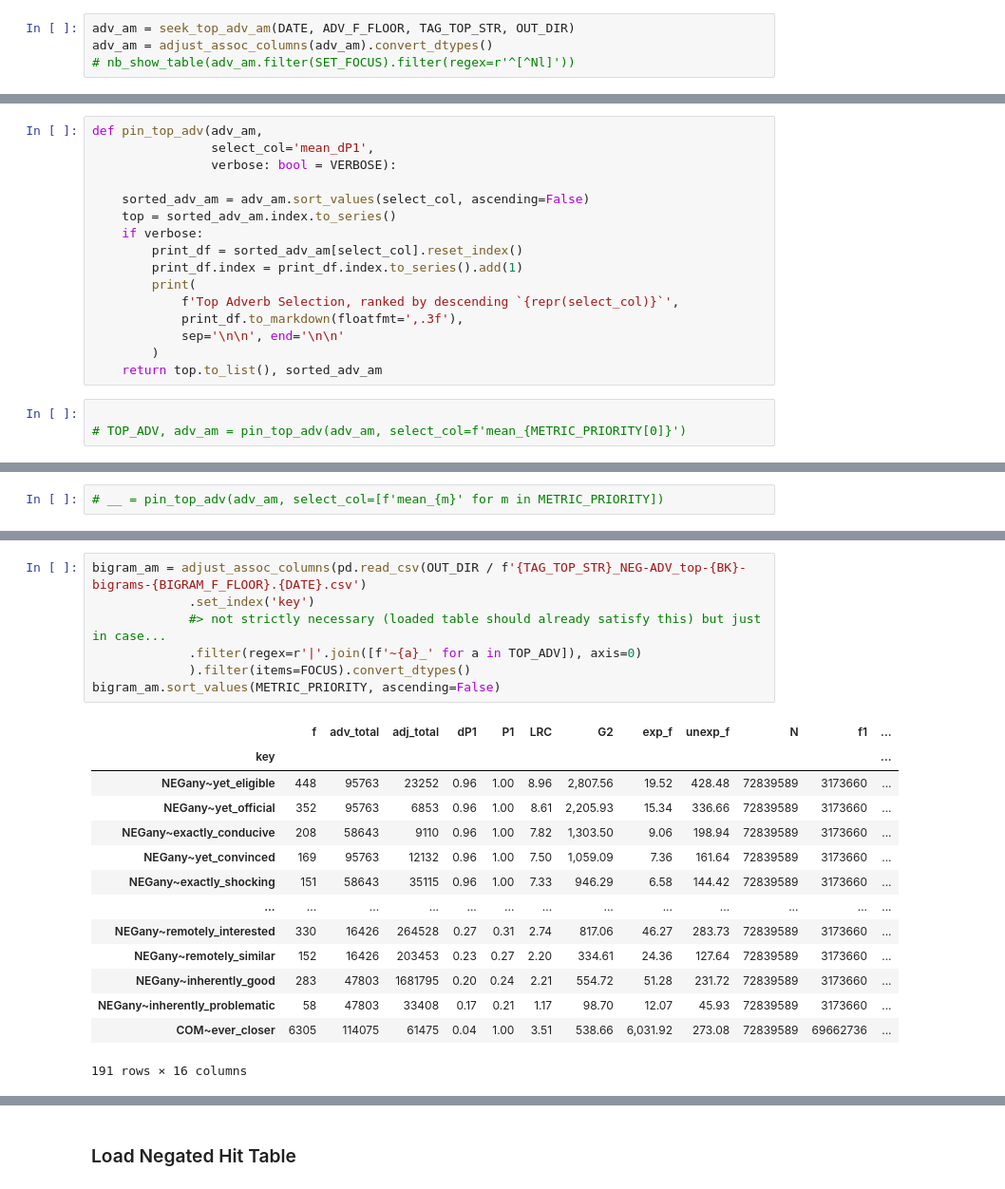
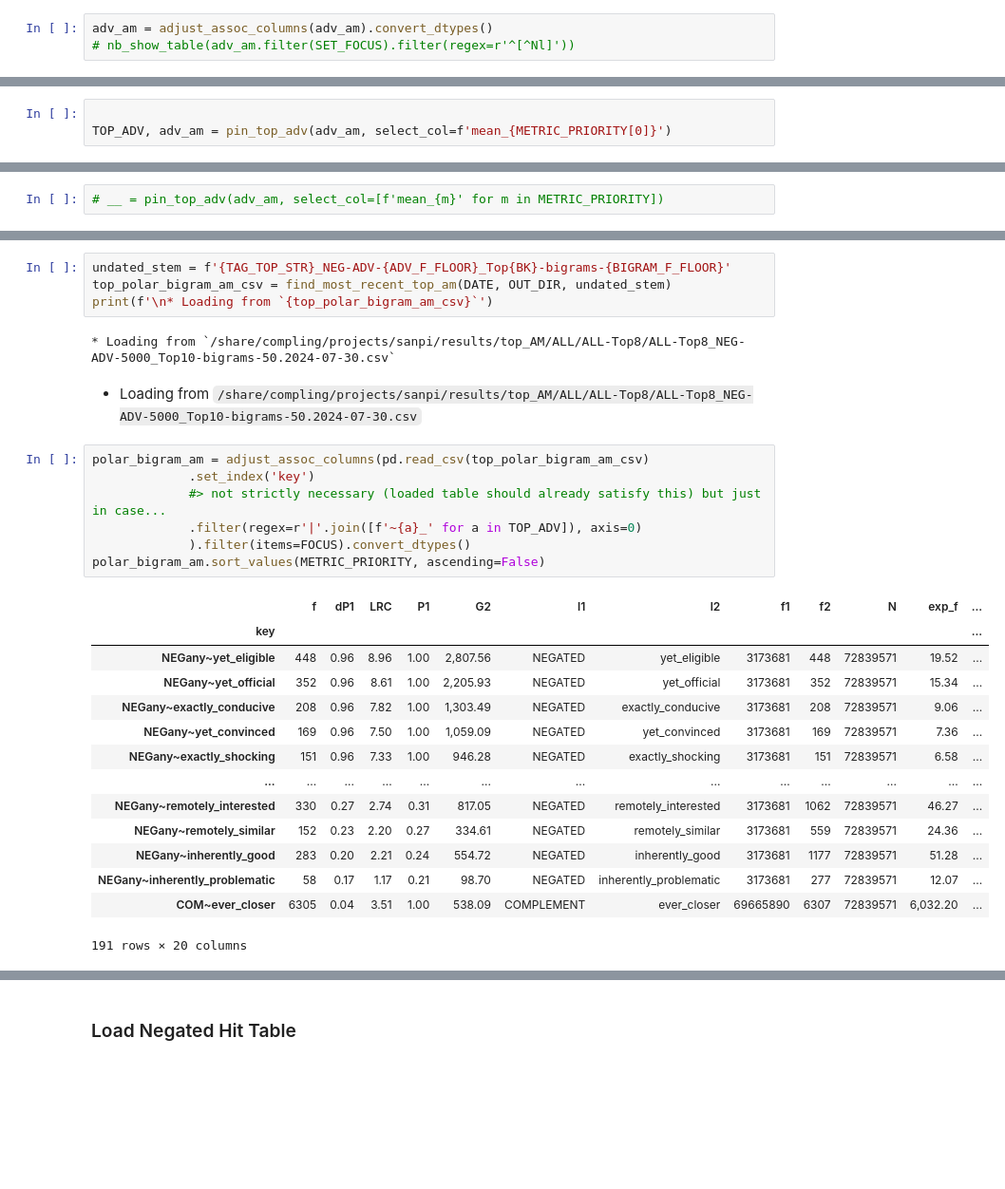
Before and after one commit to AndreaTheLinguist/sanpi, a Jupyter notebook: notebooks/ALL-topNEGadv_bigram-polarity.ipynb, the cells around one changed output, grey strips where cells are left out. Shown at 95% size. Cells and saved outputs as stored; diff of their text form; blank space fills up the shorter version.

Commit message:
`notebooks/` cleanup: + moved a bunch of things to new `archive/` subdir + committed active changes to `*bigram-polarity.ipynb` and `am_notebooks.py`

```diff
--- a/notebooks/ALL-topNEGadv_bigram-polarity.ipynb
+++ b/notebooks/ALL-topNEGadv_bigram-polarity.ipynb
@@ -47,4 +79,3 @@ NEG_HITS_PATH = HIT_TABLES_DIR /'RBdirect'/'ALL-RBdirect_final.parq'
 # %%
-adv_am = seek_top_adv_am(DATE, ADV_F_FLOOR, TAG_TOP_STR, OUT_DIR)
 adv_am = adjust_assoc_columns(adv_am).convert_dtypes()
 # nb_show_table(adv_am.filter(SET_FOCUS).filter(regex=r'^[^Nl]'))
@@ -342,19 +368,3 @@ Top 5 by descending `%_f2_MIR`
-# %%
-def pin_top_adv(adv_am,
-                select_col='mean_dP1',
-                verbose: bool = VERBOSE):
-
-    sorted_adv_am = adv_am.sort_values(select_col, ascending=False)
-    top = sorted_adv_am.index.to_series()
-    if verbose:
-        print_df = sorted_adv_am[select_col].reset_index()
-        print_df.index = print_df.index.to_series().add(1)
-        print(
-            f'Top Adverb Selection, ranked by descending `{repr(select_col)}`',
-            print_df.to_markdown(floatfmt=',.3f'),
-            sep='\n\n', end='\n\n'
-        )
-    return top.to_list(), sorted_adv_am
 # %%
 
-# TOP_ADV, adv_am = pin_top_adv(adv_am, select_col=f'mean_{METRIC_PRIORITY[0]}')
+TOP_ADV, adv_am = pin_top_adv(adv_am, select_col=f'mean_{METRIC_PRIORITY[0]}')
@@ -401,24 +427,33 @@ Top Adverb Selection, ranked by descending `['mean_dP1', 'mean_LRC', 'mean_G2',
+# %%
+undated_stem = f'{TAG_TOP_STR}_NEG-ADV-{ADV_F_FLOOR}_Top{BK}-bigrams-{BIGRAM_F_FLOOR}'
+top_polar_bigram_am_csv = find_most_recent_top_am(DATE, OUT_DIR, undated_stem)
+print(f'\n* Loading from `{top_polar_bigram_am_csv}`')
+# %% [output]
+* Loading from `/share/compling/projects/sanpi/results/top_AM/ALL/ALL-Top8/ALL-Top8_NEG-ADV-5000_Top10-bigrams-50.2024-07-30.csv`
+# %% [markdown]
+
+* Loading from `/share/compling/projects/sanpi/results/top_AM/ALL/ALL-Top8/ALL-Top8_NEG-ADV-5000_Top10-bigrams-50.2024-07-30.csv`
 # %%
-bigram_am = adjust_assoc_columns(pd.read_csv(OUT_DIR / f'{TAG_TOP_STR}_NEG-ADV_top-{BK}-bigrams-{BIGRAM_F_FLOOR}.{DATE}.csv')
+polar_bigram_am = adjust_assoc_columns(pd.read_csv(top_polar_bigram_am_csv)
              .set_index('key')
              #> not strictly necessary (loaded table should already satisfy this) but just in case...
              .filter(regex=r'|'.join([f'~{a}_' for a in TOP_ADV]), axis=0)
              ).filter(items=FOCUS).convert_dtypes()
-bigram_am.sort_values(METRIC_PRIORITY, ascending=False)
+polar_bigram_am.sort_values(METRIC_PRIORITY, ascending=False)
 # %% [output]
-|  | f | adv_total | adj_total | dP1 | P1 | LRC | G2 | exp_f | unexp_f | N | f1 | ... |
+|  | f | dP1 | LRC | P1 | G2 | l1 | l2 | f1 | f2 | N | exp_f | ... |
 | key |  |  |  |  |  |  |  |  |  |  |  | ... |
-| NEGany~yet_eligible | 448 | 95763 | 23252 | 0.96 | 1.00 | 8.96 | 2,807.56 | 19.52 | 428.48 | 72839589 | 3173660 | ... |
-| NEGany~yet_official | 352 | 95763 | 6853 | 0.96 | 1.00 | 8.61 | 2,205.93 | 15.34 | 336.66 | 72839589 | 3173660 | ... |
-| NEGany~exactly_conducive | 208 | 58643 | 9110 | 0.96 | 1.00 | 7.82 | 1,303.50 | 9.06 | 198.94 | 72839589 | 3173660 | ... |
-| NEGany~yet_convinced | 169 | 95763 | 12132 | 0.96 | 1.00 | 7.50 | 1,059.09 | 7.36 | 161.64 | 72839589 | 3173660 | ... |
-| NEGany~exactly_shocking | 151 | 58643 | 35115 | 0.96 | 1.00 | 7.33 | 946.29 | 6.58 | 144.42 | 72839589 | 3173660 | ... |
+| NEGany~yet_eligible | 448 | 0.96 | 8.96 | 1.00 | 2,807.56 | NEGATED | yet_eligible | 3173681 | 448 | 72839571 | 19.52 | ... |
+| NEGany~yet_official | 352 | 0.96 | 8.61 | 1.00 | 2,205.93 | NEGATED | yet_official | 3173681 | 352 | 72839571 | 15.34 | ... |
+| NEGany~exactly_conducive | 208 | 0.96 | 7.82 | 1.00 | 1,303.49 | NEGATED | exactly_conducive | 3173681 | 208 | 72839571 | 9.06 | ... |
+| NEGany~yet_convinced | 169 | 0.96 | 7.50 | 1.00 | 1,059.09 | NEGATED | yet_convinced | 3173681 | 169 | 72839571 | 7.36 | ... |
+| NEGany~exactly_shocking | 151 | 0.96 | 7.33 | 1.00 | 946.28 | NEGATED | exactly_shocking | 3173681 | 151 | 72839571 | 6.58 | ... |
 | ... | ... | ... | ... | ... | ... | ... | ... | ... | ... | ... | ... | ... |
-| NEGany~remotely_interested | 330 | 16426 | 264528 | 0.27 | 0.31 | 2.74 | 817.06 | 46.27 | 283.73 | 72839589 | 3173660 | ... |
-| NEGany~remotely_similar | 152 | 16426 | 203453 | 0.23 | 0.27 | 2.20 | 334.61 | 24.36 | 127.64 | 72839589 | 3173660 | ... |
-| NEGany~inherently_good | 283 | 47803 | 1681795 | 0.20 | 0.24 | 2.21 | 554.72 | 51.28 | 231.72 | 72839589 | 3173660 | ... |
-| NEGany~inherently_problematic | 58 | 47803 | 33408 | 0.17 | 0.21 | 1.17 | 98.70 | 12.07 | 45.93 | 72839589 | 3173660 | ... |
-| COM~ever_closer | 6305 | 114075 | 61475 | 0.04 | 1.00 | 3.51 | 538.66 | 6,031.92 | 273.08 | 72839589 | 69662736 | ... |
+| NEGany~remotely_interested | 330 | 0.27 | 2.74 | 0.31 | 817.05 | NEGATED | remotely_interested | 3173681 | 1062 | 72839571 | 46.27 | ... |
+| NEGany~remotely_similar | 152 | 0.23 | 2.20 | 0.27 | 334.61 | NEGATED | remotely_similar | 3173681 | 559 | 72839571 | 24.36 | ... |
+| NEGany~inherently_good | 283 | 0.20 | 2.21 | 0.24 | 554.72 | NEGATED | inherently_good | 3173681 | 1177 | 72839571 | 51.28 | ... |
+| NEGany~inherently_problematic | 58 | 0.17 | 1.17 | 0.21 | 98.70 | NEGATED | inherently_problematic | 3173681 | 277 | 72839571 | 12.07 | ... |
+| COM~ever_closer | 6305 | 0.04 | 3.51 | 1.00 | 538.09 | COMPLEMENT | ever_closer | 69665890 | 6307 | 72839571 | 6,032.20 | ... |
-191 rows × 16 columns
+191 rows × 20 columns
 # %%
 overall_k = int(BK/2 * K)
```
Also changed, not shown: parts of 56 cells of this notebook, 30 other files.
